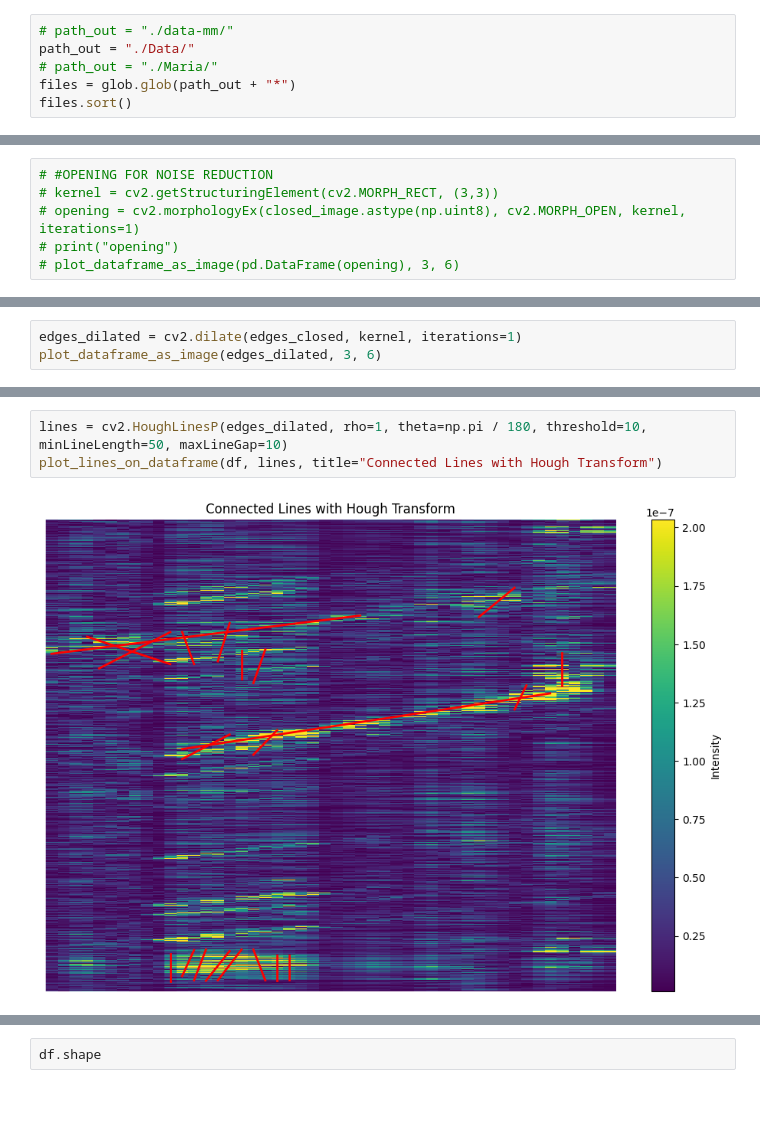
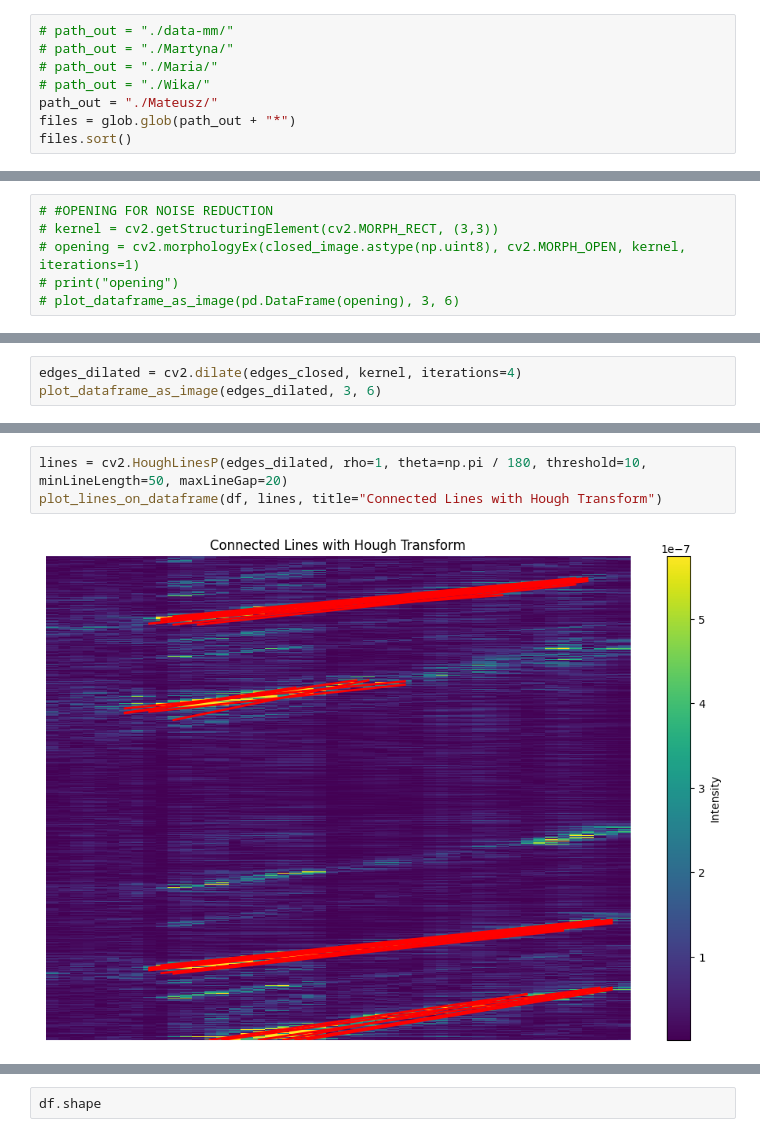
Before and after one commit to mmartyna123/ComputerVision, a Jupyter notebook: Project1/Project_MS.ipynb, the cells around one changed output, grey strips where cells are left out. Saved outputs shown, nothing was run; the diff lists cells and outputs as text; blank space fills up the shorter version.

Commit message:
merge lines updated, might need slight fix after preprocessing

```diff
--- a/Project1/Project_MS.ipynb
+++ b/Project1/Project_MS.ipynb
@@ -53,8 +53,10 @@ def imshow(img, lines=[]):
     plt.show()
 # %%
 # path_out = "./data-mm/"
-path_out = "./Data/"
+# path_out = "./Martyna/"
 # path_out = "./Maria/"
+# path_out = "./Wika/"
+path_out = "./Mateusz/"
 files = glob.glob(path_out + "*")
 files.sort()
 # %%
@@ -325,4 +327,4 @@ plot_dataframe_as_image(edges_closed, 3, 6)
 # %%
-edges_dilated = cv2.dilate(edges_closed, kernel, iterations=1)
+edges_dilated = cv2.dilate(edges_closed, kernel, iterations=4)
 plot_dataframe_as_image(edges_dilated, 3, 6)
 # %% [output]
@@ -330,6 +332,6 @@ plot_dataframe_as_image(edges_dilated, 3, 6)
 # %%
-lines = cv2.HoughLinesP(edges_dilated, rho=1, theta=np.pi / 180, threshold=10, minLineLength=50, maxLineGap=10)
+lines = cv2.HoughLinesP(edges_dilated, rho=1, theta=np.pi / 180, threshold=10, minLineLength=50, maxLineGap=20)
 plot_lines_on_dataframe(df, lines, title="Connected Lines with Hough Transform")
 # %% [output]
-[figure, old version]
+[figure, new version]
 # %%
```
Also changed, not shown: parts of 20 cells of this notebook.
